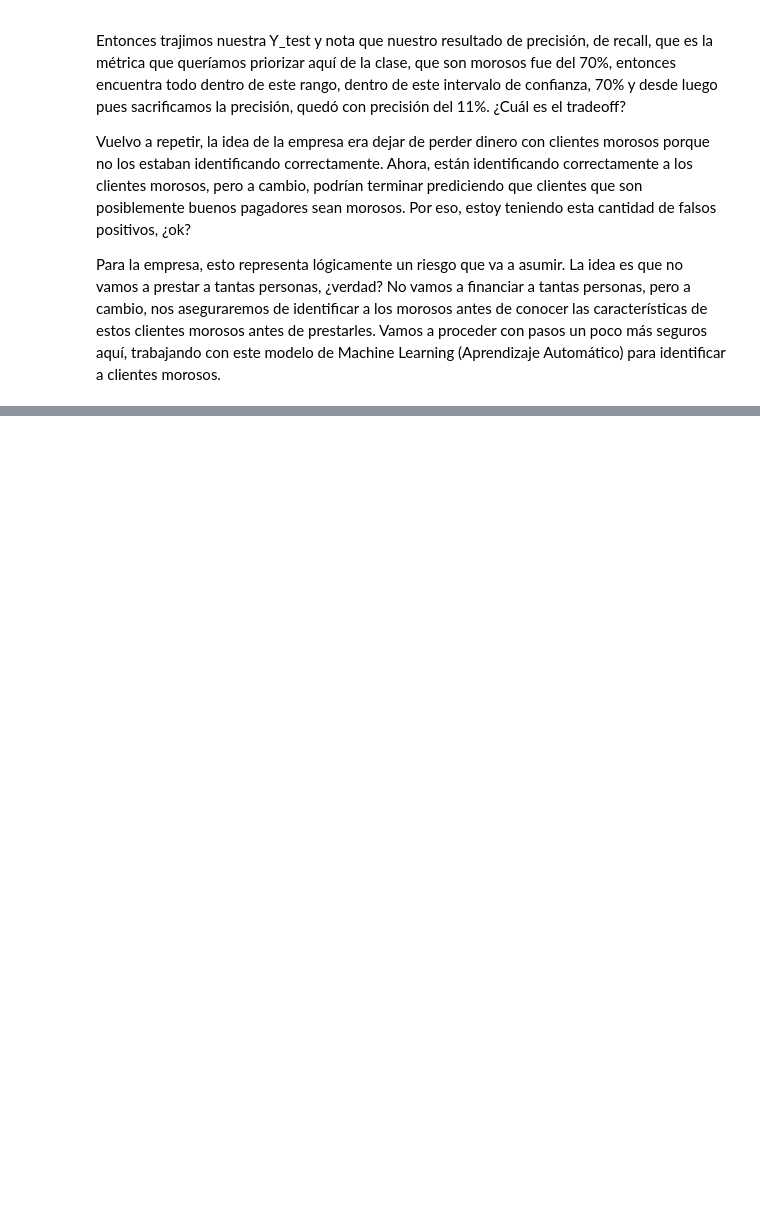
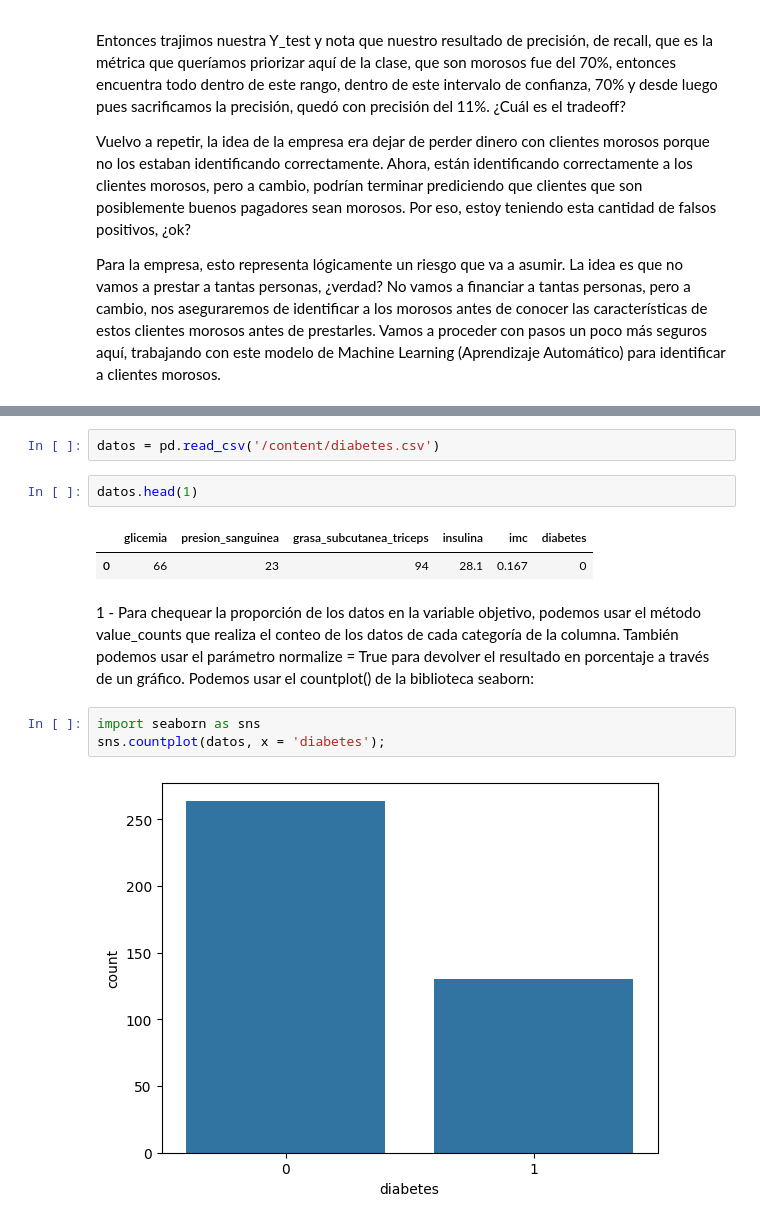
Before and after one commit to Deinbi/Machine__Learning_Alura, a Jupyter notebook: Clasificacion_validacion_y_metricas.ipynb, the cells around one changed output, grey strips where cells are left out. Drawn from its saved outputs; the diff is of its cells as text; blank space fills up the shorter version.

```diff
--- a/Clasificacion_validacion_y_metricas.ipynb
+++ b/Clasificacion_validacion_y_metricas.ipynb
@@ -1020,3 +1019,17 @@ Vamos a practicar el contenido que se presentó en la clase a partir de algunas
 4 - Después de realizar diversas análisis y mejorar el rendimiento de los modelos, llega la etapa final, que consiste en seleccionar el modelo con mejor rendimiento y hacer la evaluación final en un conjunto de datos de prueba, que no ha sido visto durante el proceso de entrenamiento y validación. Elige el modelo que obtuvo el mejor rendimiento al comparar las estrategias de oversampling y undersampling y entrena un modelo usando todos los datos con la mejor estrategia. Realiza la evaluación del modelo usando los datos de prueba que fueron separados al inicio de los desafíos, obteniendo el informe de métricas y matriz de confusión.
 
 ---
+# %%
+datos = pd.read_csv('/content/diabetes.csv')
+# %%
+datos.head(1)
+# %% [output]
+|  | glicemia | presion_sanguinea | grasa_subcutanea_triceps | insulina | imc | diabetes |
+| 0 | 66 | 23 | 94 | 28.1 | 0.167 | 0 |
+# %% [markdown]
+1 - Para chequear la proporción de los datos en la variable objetivo, podemos usar el método value_counts que realiza el conteo de los datos de cada categoría de la columna. También podemos usar el parámetro normalize = True para devolver el resultado en porcentaje a través de un gráfico. Podemos usar el countplot() de la biblioteca seaborn:
+# %%
+import seaborn as sns
+sns.countplot(datos, x = 'diabetes');
+# %% [output]
+[figure, added]
```
Also changed, not shown: parts of 23 cells of this notebook.
